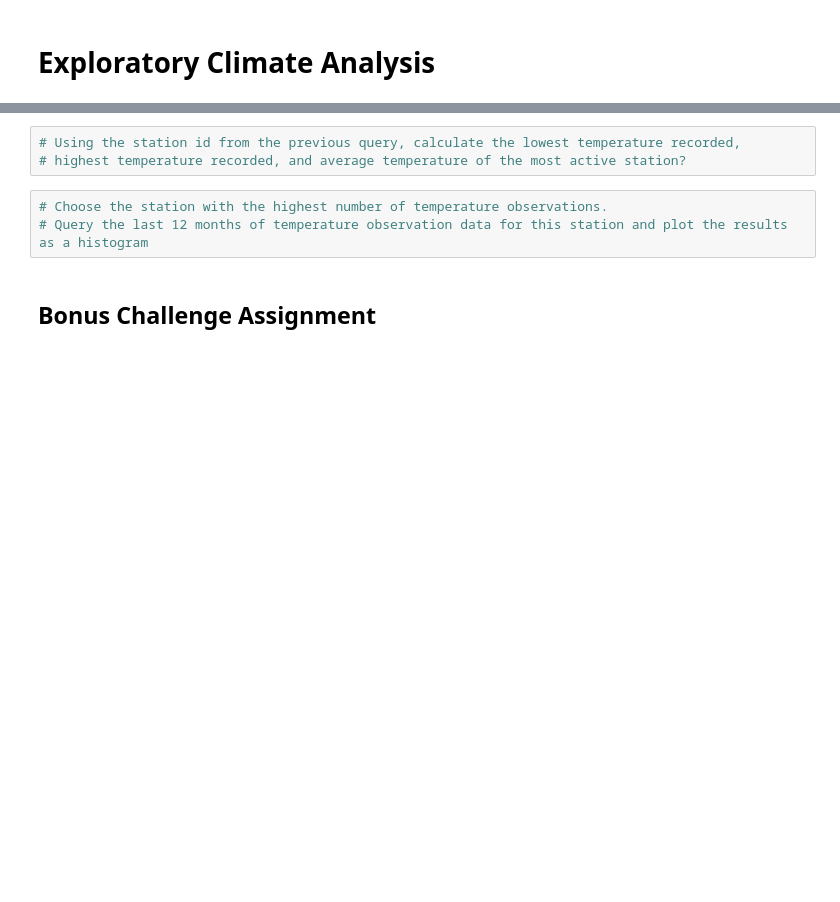
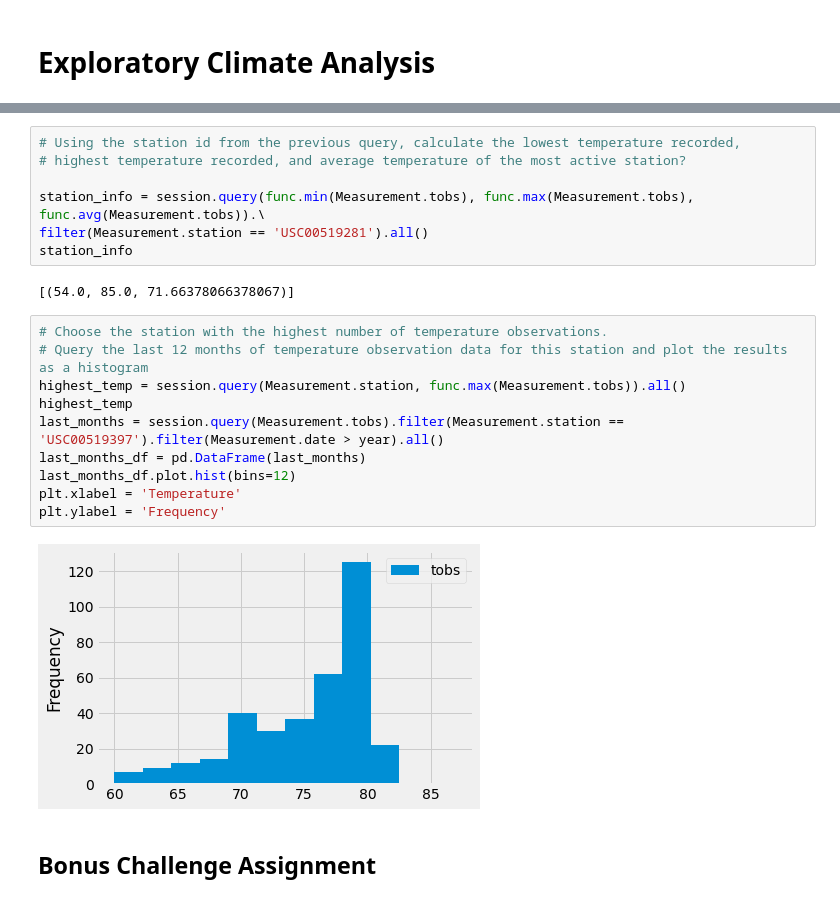
Before and after one commit to SybileC/Hawaii-Climate-Analysis-App, a Jupyter notebook: climate_starter.ipynb, the cells around one changed output, grey strips where cells are left out. Saved outputs shown, nothing was run; the diff lists cells and outputs as text; blank space fills up the shorter version.

```diff
--- a/climate_starter.ipynb
+++ b/climate_starter.ipynb
@@ -105,9 +135,24 @@ df
 # %%
 # Using the station id from the previous query, calculate the lowest temperature recorded,
 # highest temperature recorded, and average temperature of the most active station?
+
+station_info = session.query(func.min(Measurement.tobs), func.max(Measurement.tobs), func.avg(Measurement.tobs)).\
+filter(Measurement.station == 'USC00519281').all()
+station_info
+# %% [output]
+[(54.0, 85.0, 71.66378066378067)]
 # %%
 # Choose the station with the highest number of temperature observations.
 # Query the last 12 months of temperature observation data for this station and plot the results as a histogram
+highest_temp = session.query(Measurement.station, func.max(Measurement.tobs)).all()
+highest_temp
+last_months = session.query(Measurement.tobs).filter(Measurement.station == 'USC00519397').filter(Measurement.date > year).all()
+last_months_df = pd.DataFrame(last_months)
+last_months_df.plot.hist(bins=12)
+plt.xlabel = 'Temperature'
+plt.ylabel = 'Frequency'
+# %% [output]
+[figure, added]
 # %% [markdown]
 ## Bonus Challenge Assignment
 # %%
```
Also changed, not shown: parts of 8 cells of this notebook.
